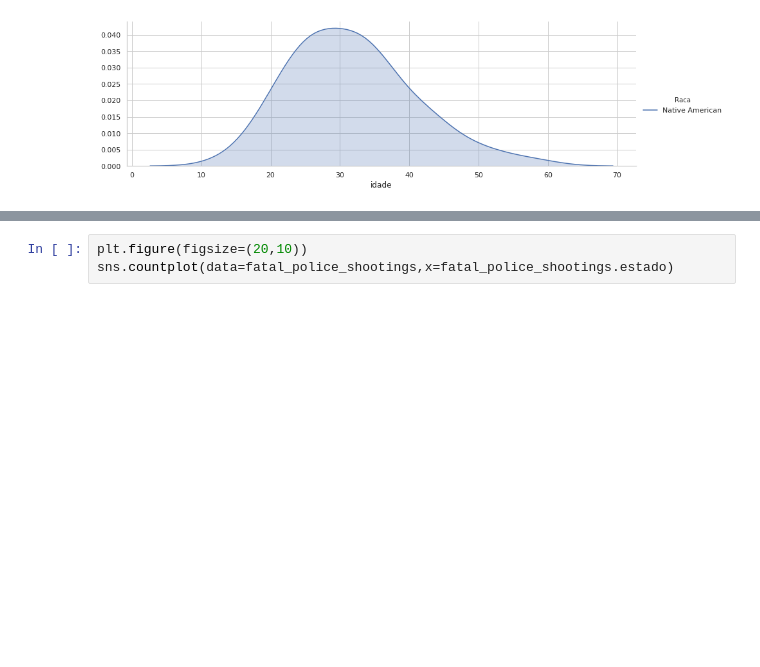
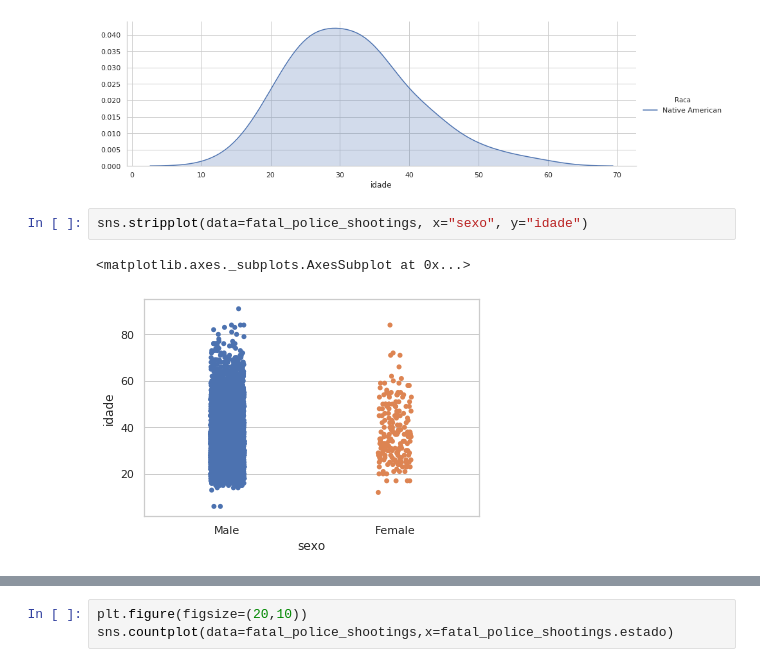
Before and after one commit to matheusrodriguesf/fata-police-shootings-project-ml, a Jupyter notebook: EDA.ipynb, the cells around one changed output, grey strips where cells are left out. Cells and saved outputs as stored; diff of their text form; blank space fills up the shorter version.

```diff
--- a/EDA.ipynb
+++ b/EDA.ipynb
@@ -279,3 +279,8 @@ for etnia in fatal_police_shootings.raca.unique():
 [figure]
 <Figure size 1080x576 with 0 Axes>
 [figure]
+# %%
+sns.stripplot(data=fatal_police_shootings, x="sexo", y="idade")
+# %% [output]
+<matplotlib.axes._subplots.AxesSubplot at 0x...>
+[figure, added]
```
Also changed, not shown: parts of 2 cells of this notebook.
